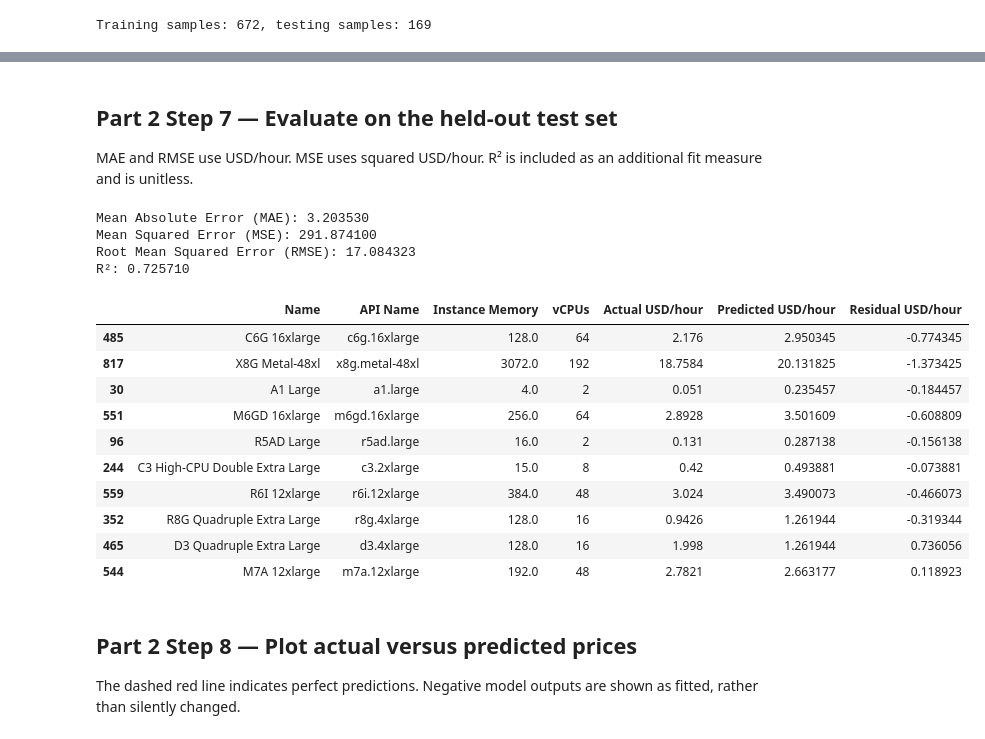
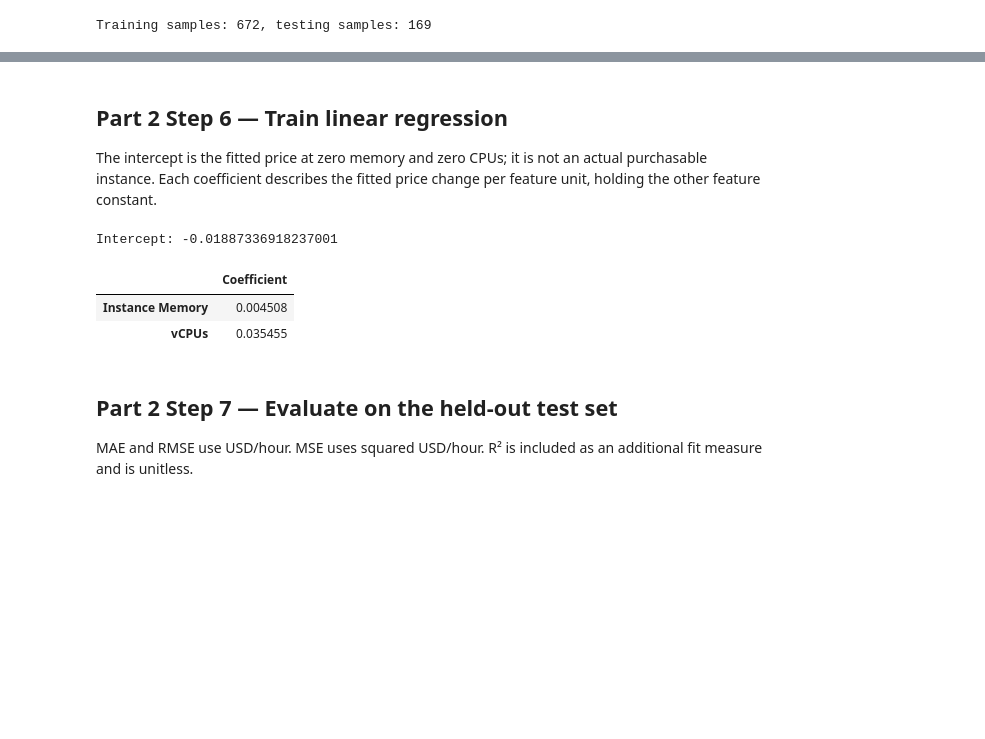
Before and after one commit to MadushanR/cloud-economics-ml, a Jupyter notebook: EC2_Analysis.ipynb, the cells around one changed output, grey strips where cells are left out. Saved outputs shown, nothing was run; the diff lists cells and outputs as text; code cells hidden in the pictures; blank space fills up the shorter version.

Commit message:
Validate actual prices and select weighted linear fit on training folds

```diff
--- a/EC2_Analysis.ipynb
+++ b/EC2_Analysis.ipynb
@@ -453,7 +447,19 @@ The intercept is the fitted price at zero memory and zero CPUs; it is not an act
 # %%
-model = LinearRegression()
-model.fit(X_train, y_train)
-print(f"Intercept: {model.intercept_}")
-coefficients = pd.Series(model.coef_, index=features, name="Coefficient")
-display(coefficients.to_frame())
+training_rows_before = len(X_train)
+train_q1, train_q3 = y_train.quantile([0.25, 0.75])
+train_iqr = train_q3 - train_q1
+train_lower = train_q1 - 1.5 * train_iqr
+train_upper = train_q3 + 1.5 * train_iqr
+training_inliers = y_train.between(train_lower, train_upper)
+excluded_training_outliers = data_cleaned.loc[y_train.index[~training_inliers]].copy()
+X_train = X_train.loc[training_inliers]
+y_train = y_train.loc[training_inliers]
+if len(X_train) < 2:
+    raise ValueError("Too few training rows remain after outlier filtering.")
+print(f"Training IQR bounds: {train_lower:.6f} to {train_upper:.6f} USD/hour")
+print(f"Training rows: {training_rows_before} before filtering, {len(X_train)} retained, {len(excluded_training_outliers)} excluded")
+print(f"Test rows unchanged: {len(X_test)}")
+display(excluded_training_outliers)
+filtered_training_data = data_cleaned.loc[X_train.index].copy()
+display(filtered_training_data.head())
 # %% [output]
@@ -464,38 +492,20 @@ Intercept: 0.14787986570483724
 # %% [markdown]
-## Part 2 Step 7 — Evaluate on the held-out test set
-MAE and RMSE use USD/hour. MSE uses squared USD/hour. R² is included as an additional fit measure and is unitless.
+## Part 2 Step 6 — Train linear regression
+The intercept is the fitted price at zero memory and zero CPUs; it is not an actual purchasable instance. Each coefficient describes the fitted price change per feature unit, holding the other feature constant.
 # %%
-y_pred = model.predict(X_test)
-mae = mean_absolute_error(y_test, y_pred)
-mse = mean_squared_error(y_test, y_pred)
-rmse = mse ** 0.5
-r_squared = r2_score(y_test, y_pred)
-print(f"Mean Absolute Error (MAE): {mae:.6f}")
-print(f"Mean Squared Error (MSE): {mse:.6f}")
-print(f"Root Mean Squared Error (RMSE): {rmse:.6f}")
-print(f"R²: {r_squared:.6f}")
-predictions = data_cleaned.loc[X_test.index, ["Name", "API Name", *features]].copy()
-predictions["Actual USD/hour"] = y_test
-predictions["Predicted USD/hour"] = y_pred
-predictions["Residual USD/hour"] = y_test - y_pred
-display(predictions.head(10))
+original_model = LinearRegression().fit(X_train, y_train)
+weights = (y_train.median() / y_train) ** int(selected["Weight power"])
+model = LinearRegression(positive=True, fit_intercept=bool(selected["Fit intercept"]))
+model.fit(X_train, y_train, sample_weight=weights)
+print(f"Intercept: {model.intercept_}")
+coefficients = pd.Series(model.coef_, index=features, name="Coefficient")
+display(coefficients.to_frame())
 # %% [output]
-Mean Absolute Error (MAE): 3.203530
-Mean Squared Error (MSE): 291.874100
-Root Mean Squared Error (RMSE): 17.084323
-R²: 0.725710
+Intercept: -0.01887336918237001
-|  | Name | API Name | Instance Memory | vCPUs | Actual USD/hour | Predicted USD/hour | Residual USD/hour |
-| 485 | C6G 16xlarge | c6g.16xlarge | 128.0 | 64 | 2.176 | 2.950345 | -0.774345 |
-| 817 | X8G Metal-48xl | x8g.metal-48xl | 3072.0 | 192 | 18.7584 | 20.131825 | -1.373425 |
-| 30 | A1 Large | a1.large | 4.0 | 2 | 0.051 | 0.235457 | -0.184457 |
-| 551 | M6GD 16xlarge | m6gd.16xlarge | 256.0 | 64 | 2.8928 | 3.501609 | -0.608809 |
-| 96 | R5AD Large | r5ad.large | 16.0 | 2 | 0.131 | 0.287138 | -0.156138 |
-| 244 | C3 High-CPU Double Extra Large | c3.2xlarge | 15.0 | 8 | 0.42 | 0.493881 | -0.073881 |
-| 559 | R6I 12xlarge | r6i.12xlarge | 384.0 | 48 | 3.024 | 3.490073 | -0.466073 |
-| 352 | R8G Quadruple Extra Large | r8g.4xlarge | 128.0 | 16 | 0.9426 | 1.261944 | -0.319344 |
-| 465 | D3 Quadruple Extra Large | d3.4xlarge | 128.0 | 16 | 1.998 | 1.261944 | 0.736056 |
-| 544 | M7A 12xlarge | m7a.12xlarge | 192.0 | 48 | 2.7821 | 2.663177 | 0.118923 |
+|  | Coefficient |
+| Instance Memory | 0.004508 |
+| vCPUs | 0.035455 |
 # %% [markdown]
-## Part 2 Step 8 — Plot actual versus predicted prices
-The dashed red line indicates perfect predictions. Negative model outputs are shown as fitted, rather than silently changed.
+## Part 2 Step 7 — Evaluate on the held-out test set
+MAE and RMSE use USD/hour. MSE uses squared USD/hour. R² is included as an additional fit measure and is unitless.
 # %%
```
Also changed, not shown: parts of 15 cells of this notebook, 5 other files.
